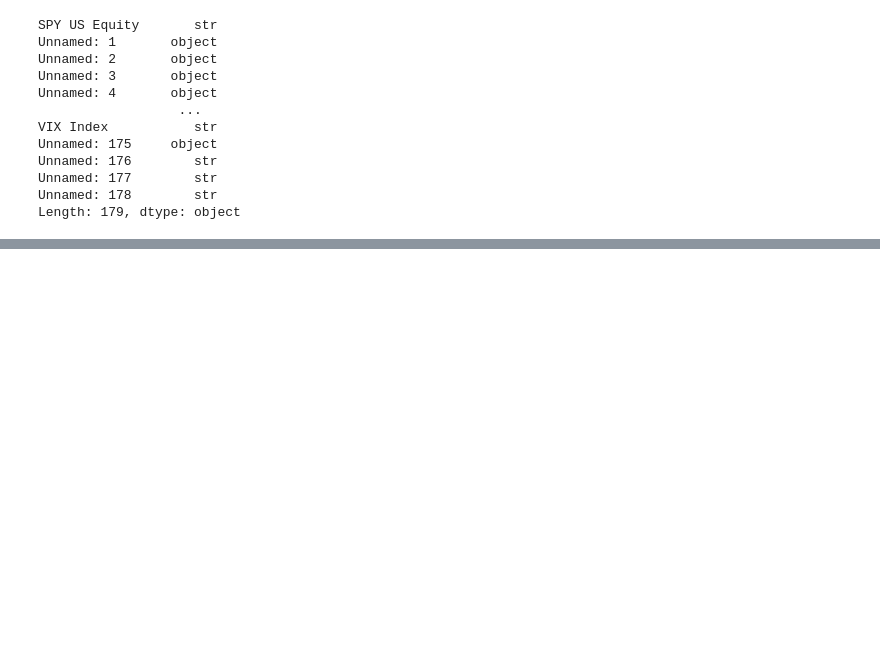
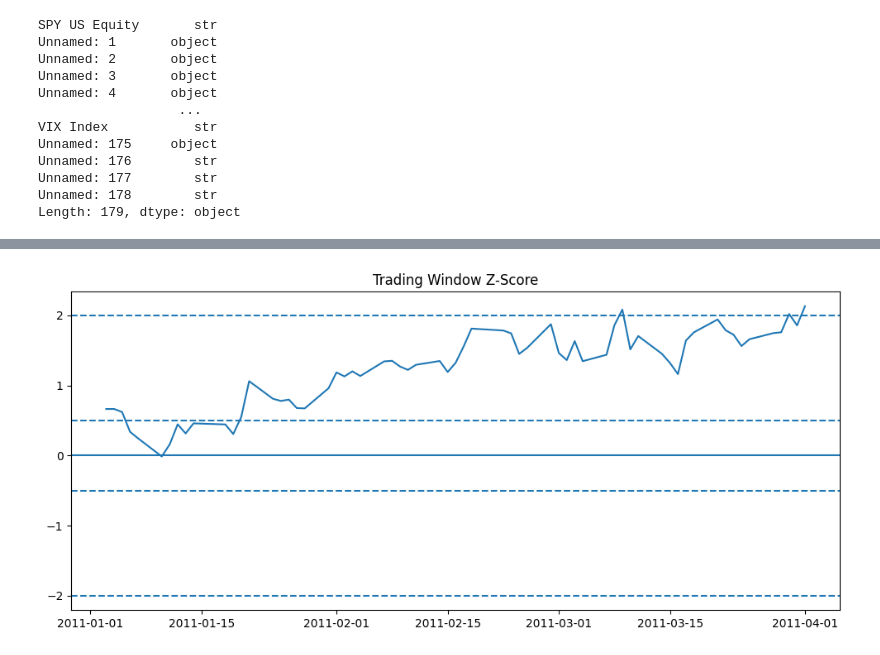
Before and after one commit to jen-dan/pairs-trading, a Jupyter notebook: notebooks/01_data_cleaning.ipynb, the cells around one changed output, grey strips where cells are left out. Cells and saved outputs as stored; diff of their text form; code cells hidden in the pictures; blank space fills up the shorter version.

```diff
--- a/notebooks/01_data_cleaning.ipynb
+++ b/notebooks/01_data_cleaning.ipynb
@@ -72,0 +307,5 @@ possible_date_cols
+# %%
+formation_spread = formation_data["SPY US Equity"] - (alpha + beta * formation_data["QQQ US Equity"])
+trading_spread = trading_data["SPY US Equity"] - (alpha + beta * trading_data["QQQ US Equity"])
+
+formation_spread.head(), trading_spread.head()
@@ -72,0 +327,6 @@ possible_date_cols
+# %%
+spread_mean = formation_spread.mean()
+spread_std = formation_spread.std()
+
+trading_z = (trading_spread - spread_mean) / spread_std
+trading_z.head()
@@ -72,0 +341,12 @@ possible_date_cols
+# %%
+plt.figure(figsize=(12, 5))
+plt.plot(trading_z.index, trading_z.values)
+plt.axhline(2, linestyle="--")
+plt.axhline(-2, linestyle="--")
+plt.axhline(0.5, linestyle="--")
+plt.axhline(-0.5, linestyle="--")
+plt.axhline(0)
+plt.title("Trading Window Z-Score")
+plt.show()
+# %% [output]
+[figure, added]
```
Also changed, not shown: parts of 41 cells of this notebook.
